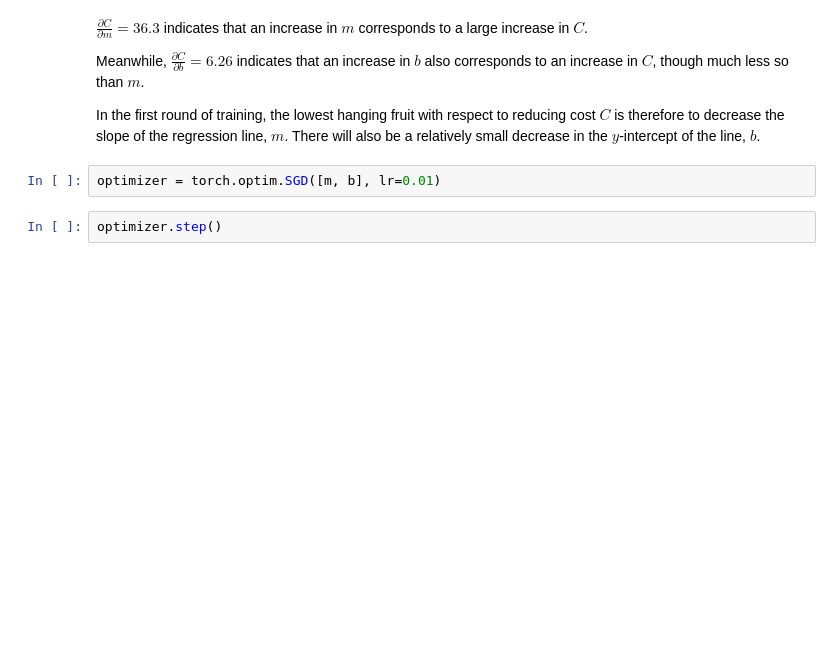
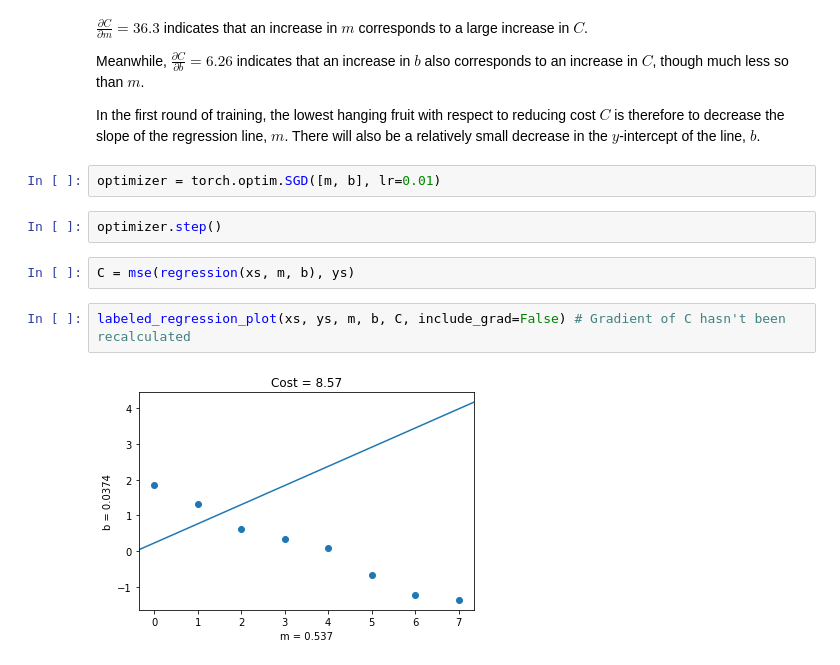
Before and after one commit to jonkrohn/ML-foundations, a Jupyter notebook: notebooks/batch-regression-gradient.ipynb, the cells around one changed output. Cells and saved outputs as stored; diff of their text form; blank space fills up the shorter version.

```diff
--- a/notebooks/batch-regression-gradient.ipynb
+++ b/notebooks/batch-regression-gradient.ipynb
@@ -111,3 +112,9 @@ In the first round of training, the lowest hanging fruit with respect to reducin
 optimizer = torch.optim.SGD([m, b], lr=0.01)
 # %%
 optimizer.step()
+# %%
+C = mse(regression(xs, m, b), ys)
+# %%
+labeled_regression_plot(xs, ys, m, b, C, include_grad=False) # Gradient of C hasn't been recalculated
+# %% [output]
+[figure, added]
```
Also changed, not shown: parts of 16 cells of this notebook, 1 other file.
